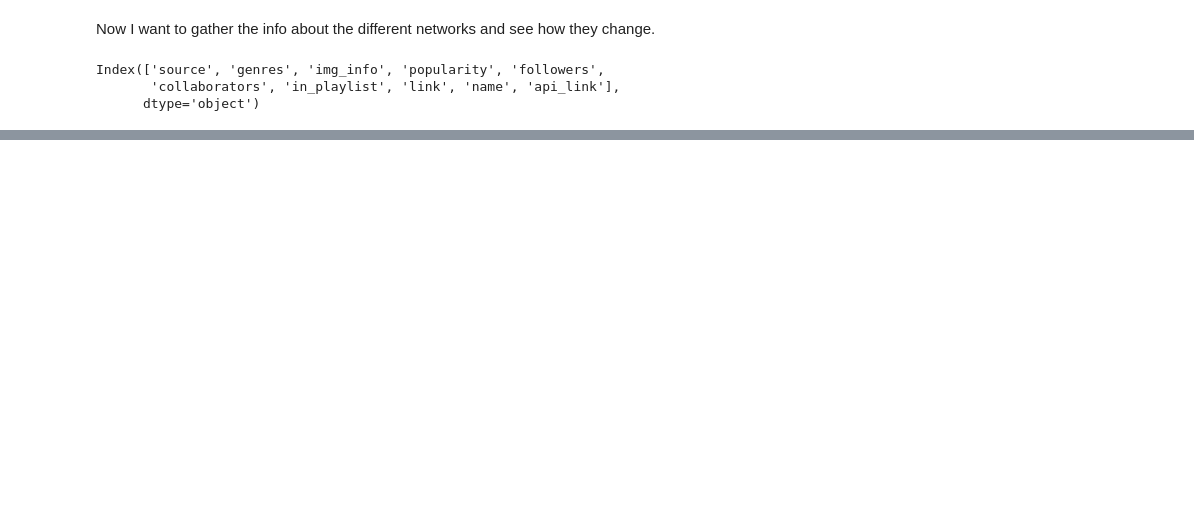
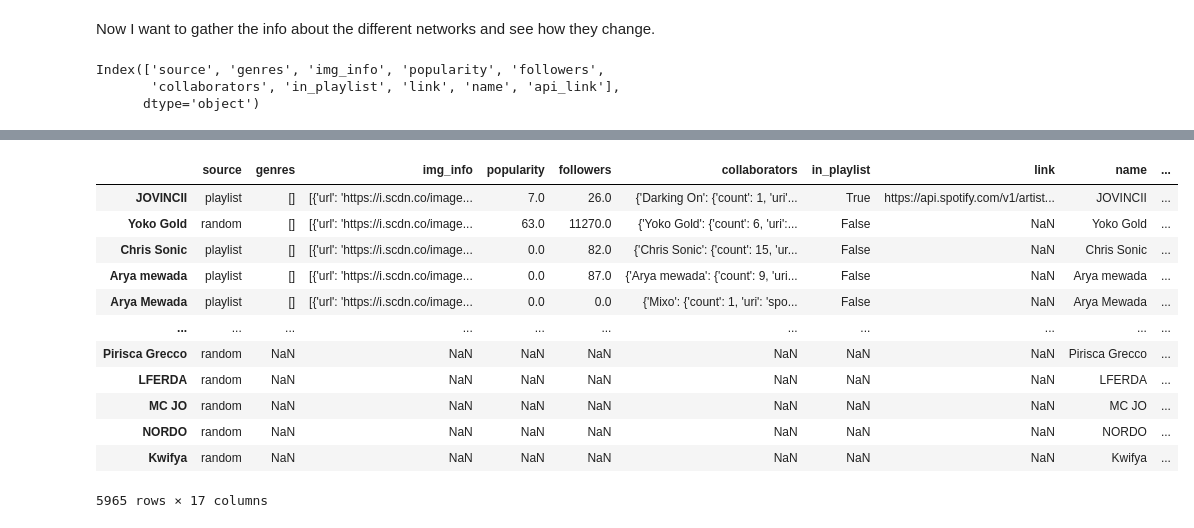
Before and after one commit to scmcqueen/SI608NetworksProject, a Jupyter notebook: LoadFullGraphs.ipynb, the cells around one changed output, grey strips where cells are left out. Drawn from its saved outputs; the diff is of its cells as text; code cells hidden in the pictures; blank space fills up the shorter version.

```diff
--- a/LoadFullGraphs.ipynb
+++ b/LoadFullGraphs.ipynb
@@ -152,0 +149,16 @@ graphs['week3']['df']['week']=3
+# %%
+mega[mega.clustering==1]
+# %% [output]
+|  | source | genres | img_info | popularity | followers | collaborators | in_playlist | link | name | ... |
+| JOVINCII | playlist | [] | [{'url': 'https://i.scdn.co/image... | 7.0 | 26.0 | {'Darking On': {'count': 1, 'uri'... | True | https://api.spotify.com/v1/artist... | JOVINCII | ... |
+| Yoko Gold | random | [] | [{'url': 'https://i.scdn.co/image... | 63.0 | 11270.0 | {'Yoko Gold': {'count': 6, 'uri':... | False | NaN | Yoko Gold | ... |
+| Chris Sonic | playlist | [] | [{'url': 'https://i.scdn.co/image... | 0.0 | 82.0 | {'Chris Sonic': {'count': 15, 'ur... | False | NaN | Chris Sonic | ... |
+| Arya mewada | playlist | [] | [{'url': 'https://i.scdn.co/image... | 0.0 | 87.0 | {'Arya mewada': {'count': 9, 'uri... | False | NaN | Arya mewada | ... |
+| Arya Mewada | playlist | [] | [{'url': 'https://i.scdn.co/image... | 0.0 | 0.0 | {'Mixo': {'count': 1, 'uri': 'spo... | False | NaN | Arya Mewada | ... |
+| ... | ... | ... | ... | ... | ... | ... | ... | ... | ... | ... |
+| Pirisca Grecco | random | NaN | NaN | NaN | NaN | NaN | NaN | NaN | Pirisca Grecco | ... |
+| LFERDA | random | NaN | NaN | NaN | NaN | NaN | NaN | NaN | LFERDA | ... |
+| MC JO | random | NaN | NaN | NaN | NaN | NaN | NaN | NaN | MC JO | ... |
+| NORDO | random | NaN | NaN | NaN | NaN | NaN | NaN | NaN | NORDO | ... |
+| Kwifya | random | NaN | NaN | NaN | NaN | NaN | NaN | NaN | Kwifya | ... |
+5965 rows × 17 columns
```
Also changed, not shown: parts of 12 cells of this notebook, 1 other file.
